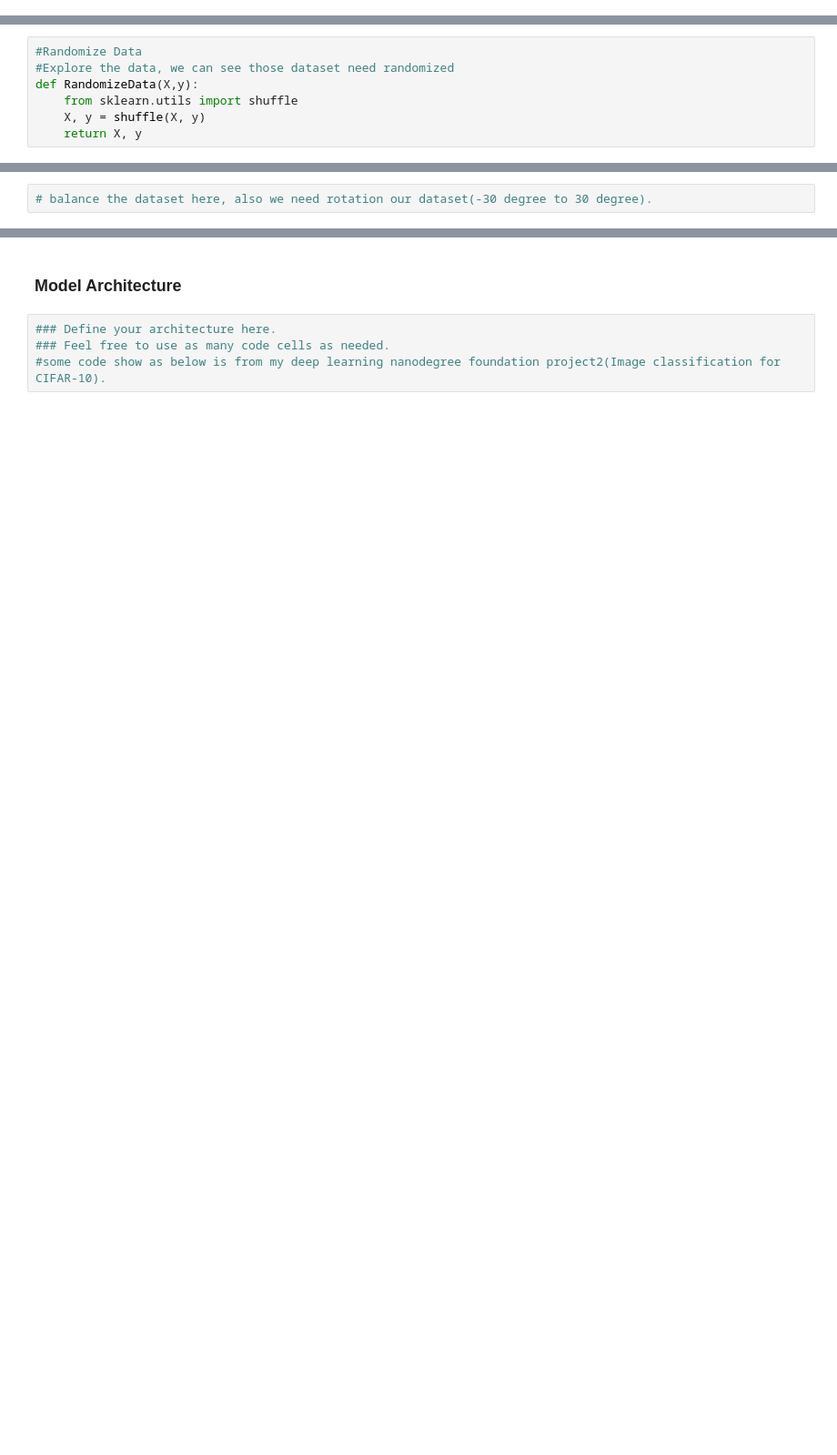
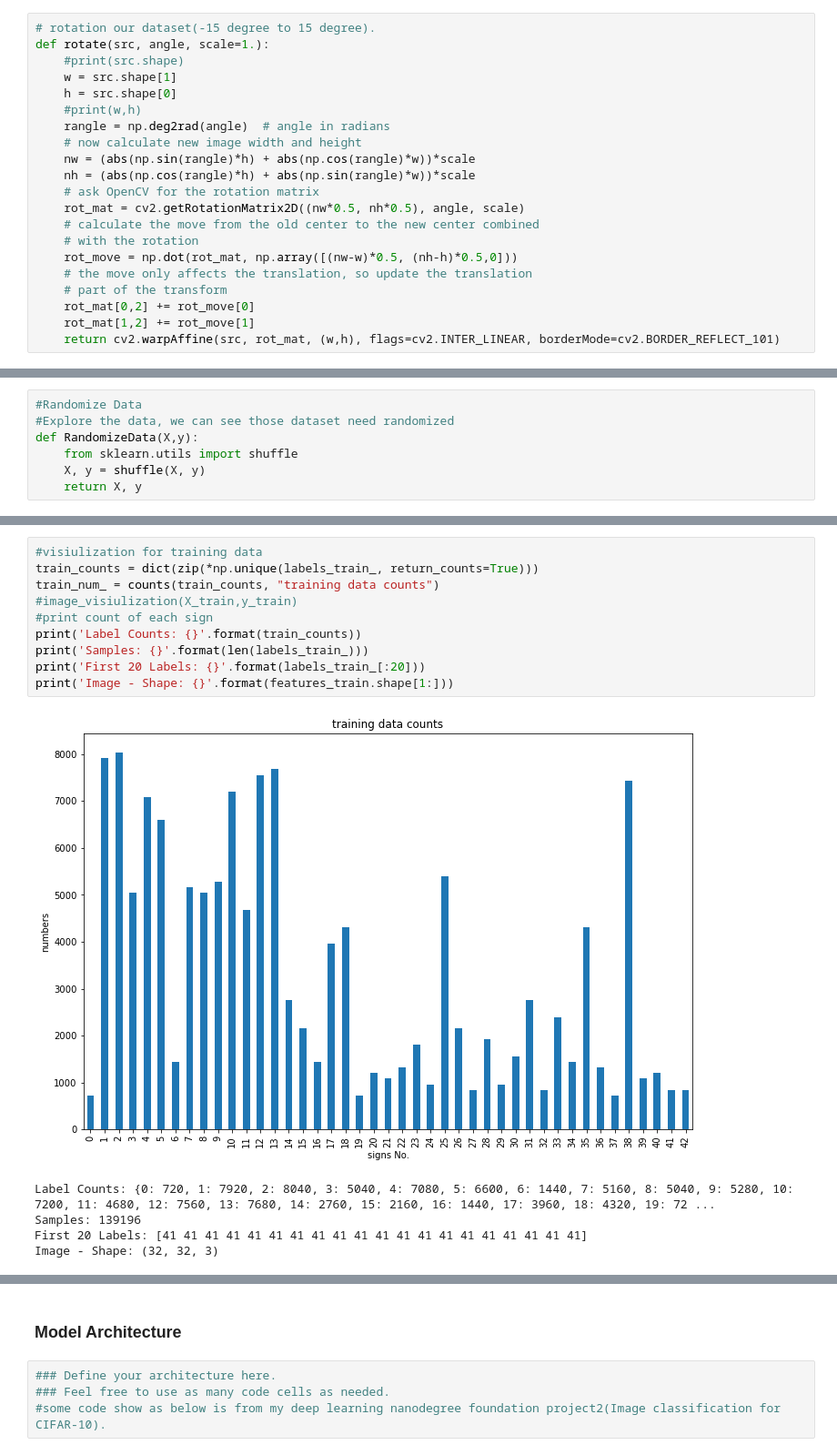
Before and after one commit to Walter1218/self_driving_car_ND, a Jupyter notebook: CarND-Traffic-Sign-Classifier-Project-2/Traffic_Sign_Classifier_.ipynb, the cells around one changed output, grey strips where cells are left out. Shown at 91% size. Saved outputs shown, nothing was run; the diff lists cells and outputs as text; blank space fills up the shorter version.

```diff
--- a/CarND-Traffic-Sign-Classifier-Project-2/Traffic_Sign_Classifier_.ipynb
+++ b/CarND-Traffic-Sign-Classifier-Project-2/Traffic_Sign_Classifier_.ipynb
@@ -269,3 +254,24 @@ def one_hot_encode(y):
         np.put(enc_label, y[i], 1)
         labels.append(enc_label)
     return np.array(labels)
+# %%
+# rotation our dataset(-15 degree to 15 degree).
+def rotate(src, angle, scale=1.):
+    #print(src.shape)
+    w = src.shape[1]
+    h = src.shape[0]
+    #print(w,h)
+    rangle = np.deg2rad(angle)  # angle in radians
+    # now calculate new image width and height
+    nw = (abs(np.sin(rangle)*h) + abs(np.cos(rangle)*w))*scale
+    nh = (abs(np.cos(rangle)*h) + abs(np.sin(rangle)*w))*scale
+    # ask OpenCV for the rotation matrix
+    rot_mat = cv2.getRotationMatrix2D((nw*0.5, nh*0.5), angle, scale)
+    # calculate the move from the old center to the new center combined
+    # with the rotation
+    rot_move = np.dot(rot_mat, np.array([(nw-w)*0.5, (nh-h)*0.5,0]))
+    # the move only affects the translation, so update the translation
+    # part of the transform
+    rot_mat[0,2] += rot_move[0]
+    rot_mat[1,2] += rot_move[1]
+    return cv2.warpAffine(src, rot_mat, (w,h), flags=cv2.INTER_LINEAR, borderMode=cv2.BORDER_REFLECT_101)
@@ -321,2 +345,16 @@ features_test, labels_test = RandomizeData(features_test, labels_test)
-# %%
-# balance the dataset here, also we need rotation our dataset(-30 degree to 30 degree).
+# %%
+#visiulization for training data
+train_counts = dict(zip(*np.unique(labels_train_, return_counts=True)))
+train_num_ = counts(train_counts, "training data counts")
+#image_visiulization(X_train,y_train)
+#print count of each sign
+print('Label Counts: {}'.format(train_counts))
+print('Samples: {}'.format(len(labels_train_)))
+print('First 20 Labels: {}'.format(labels_train_[:20]))
+print('Image - Shape: {}'.format(features_train.shape[1:]))
+# %% [output]
+[figure, added]
+Label Counts: {0: 720, 1: 7920, 2: 8040, 3: 5040, 4: 7080, 5: 6600, 6: 1440, 7: 5160, 8: 5040, 9: 5280, 10: 7200, 11: 4680, 12: 7560, 13: 7680, 14: 2760, 15: 2160, 16: 1440, 17: 3960, 18: 4320, 19: 72 ...
+Samples: 139196
+First 20 Labels: [41 41 41 41 41 41 41 41 41 41 41 41 41 41 41 41 41 41 41 41]
+Image - Shape: (32, 32, 3)
```
Also changed, not shown: parts of 16 cells of this notebook.
